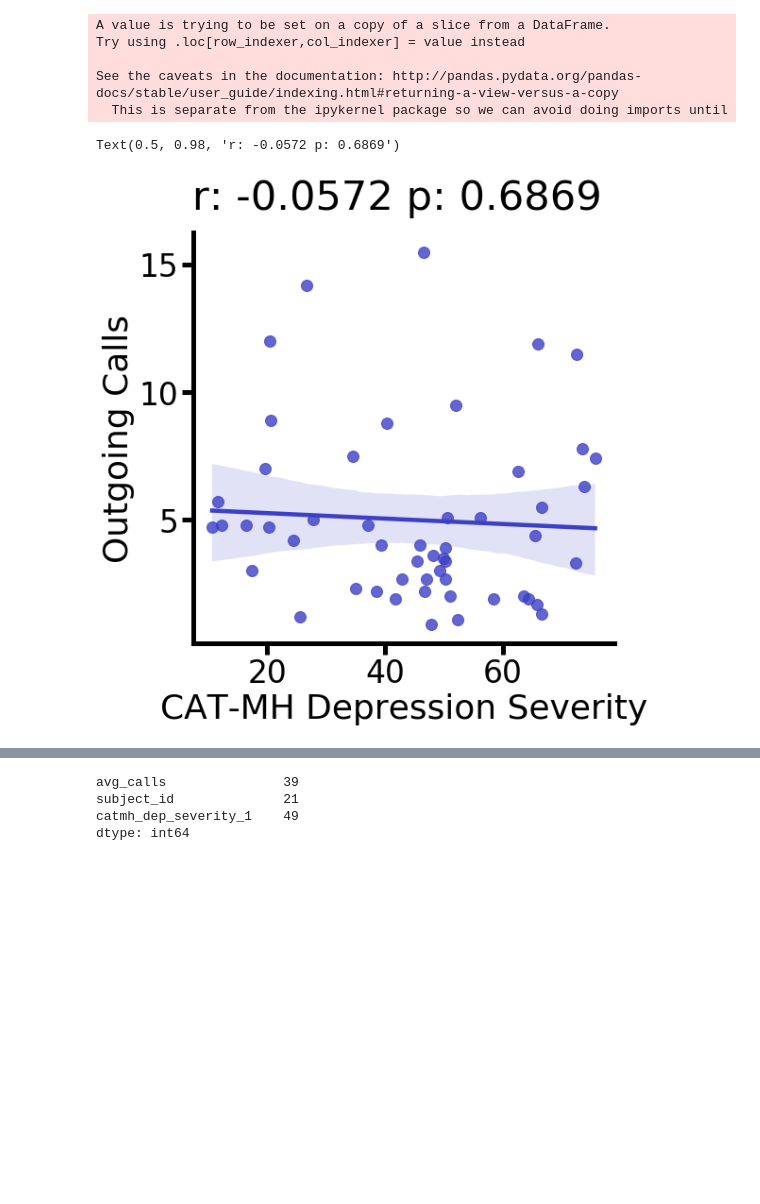
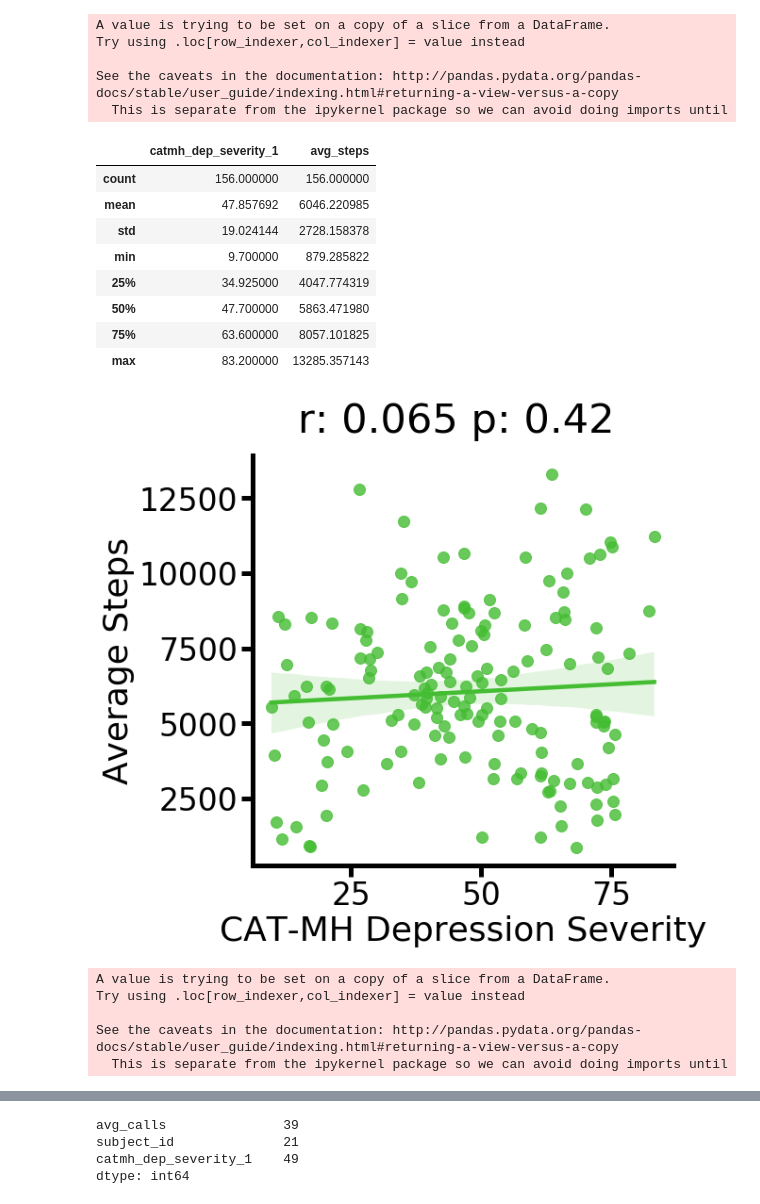
Before and after one commit to akre96/DGC_Migraine_Study, a Jupyter notebook: dep_screening_validate.ipynb, the cells around one changed output, grey strips where cells are left out. Cells and saved outputs as stored; diff of their text form; code cells hidden in the pictures; blank space fills up the shorter version.

```diff
--- a/dep_screening_validate.ipynb
+++ b/dep_screening_validate.ipynb
@@ -50,0 +93,26 @@ Name: Date, dtype: int64
+# %%
+import scipy.stats as stats
+fig, ax = plt.subplots(figsize=(8,8))
+sns.set_context(
+    'poster',
+    font_scale=1.5,
+    rc={
+        'axes.linewidth': 5,
+        'xtick.major.width': 5,
+        'ytick.major.width': 5,
+    }
+)
+no_na_rol = pain_relief[['mbrep_pain_level', 'migraine_treat_relief_num']].dropna()
+r, p = stats.spearmanr(no_na_rol['mbrep_pain_level'], no_na_rol['migraine_treat_relief_num'])
+sns.regplot(
+    data=no_na_rol,
+    y='mbrep_pain_level',
+    x='migraine_treat_relief_num',
+    ax=ax,
+    color=palette['mbrep_pain_level_1']
+)
+sns.despine()
+ax.set_xlabel('Relief From Treatment') # (10 Day Rolling Average Before Score)
+ax.set_ylabel('Pain Level')
+ax.set_xticks([-2, -1, 0, 1, 2])
+plt.suptitle('rho: ' + str(round(r,4)) + ' p: ' + str(round(p,4)))
@@ -50,0 +122,6 @@ Name: Date, dtype: int64
+# %%
+with_rls = []
+for subject, s_df in data.sort_values(by='Date').groupby('subject_id'):
+    s_df['avg_calls'] = s_df['outgoing_calls'].rolling(14).mean()
+    with_rls.append(s_df)
+rol_df = pd.concat(with_rls, sort=False)
@@ -89,7 +162,7 @@ sns.scatterplot(
 # %%
 with_rls = []
 for subject, s_df in data.sort_values(by='Date').groupby('subject_id'):
-    s_df['avg_calls'] = s_df['outgoing_calls'].rolling(10).mean()
+    s_df['avg_steps'] = s_df['Step count'].rolling(14).mean()
     with_rls.append(s_df)
 rol_df = pd.concat(with_rls, sort=False)
 # %% [output]
@@ -101,28 +174,49 @@ See the caveats in the documentation: http://pandas.pydata.org/pandas-docs/stabl
 # %%
 import scipy.stats as stats
 fig, ax = plt.subplots(figsize=(8,8))
 sns.set_context(
     'poster',
     font_scale=1.5,
     rc={
         'axes.linewidth': 5,
         'xtick.major.width': 5,
         'ytick.major.width': 5,
     }
 )
-no_na_rol = rol_df[['catmh_dep_severity_1', 'avg_calls']].dropna()
-r, p = stats.pearsonr(no_na_rol['catmh_dep_severity_1'], no_na_rol['avg_calls'])
+no_na_rol = rol_df[['catmh_dep_severity_1', 'avg_steps']].dropna()
+r, p = stats.pearsonr(no_na_rol['catmh_dep_severity_1'], no_na_rol['avg_steps'])
 sns.regplot(
     data=rol_df,
     x='catmh_dep_severity_1',
-    y='avg_calls',
+    y='avg_steps',
     ax=ax,
-    color=palette['catmh_dep_severity_1']
+    color=palette['Step count']
 )
 sns.despine()
-ax.set_ylabel('Outgoing Calls') # (10 Day Rolling Average Before Score)
+ax.set_ylabel('Average Steps') # (14 Day Rolling Average Before Score)
 ax.set_xlabel('CAT-MH Depression Severity')
 plt.suptitle('r: ' + str(round(r,4)) + ' p: ' + str(round(p,4)))
+no_na_rol.describe()
 # %% [output]
-Text(0.5, 0.98, 'r: -0.0572 p: 0.6869')
+|  | catmh_dep_severity_1 | avg_steps |
+| count | 156.000000 | 156.000000 |
+| mean | 47.857692 | 6046.220985 |
+| std | 19.024144 | 2728.158378 |
+| min | 9.700000 | 879.285822 |
+| 25% | 34.925000 | 4047.774319 |
+| 50% | 47.700000 | 5863.471980 |
+| 75% | 63.600000 | 8057.101825 |
+| max | 83.200000 | 13285.357143 |
-[figure, old version]
+[figure, new version]
+# %%
+with_rls = []
+for subject, s_df in data.sort_values(by='Date').groupby('subject_id'):
+    s_df['avg_hr'] = s_df['Average heart rate (bpm)'].rolling(14).mean()
+    with_rls.append(s_df)
+rol_df = pd.concat(with_rls, sort=False)
+# %% [output]
+A value is trying to be set on a copy of a slice from a DataFrame.
+Try using .loc[row_indexer,col_indexer] = value instead
+
+See the caveats in the documentation: http://pandas.pydata.org/pandas-docs/stable/user_guide/indexing.html#returning-a-view-versus-a-copy
+  This is separate from the ipykernel package so we can avoid doing imports until
```
Also changed, not shown: parts of 14 cells of this notebook, 13 other files.
